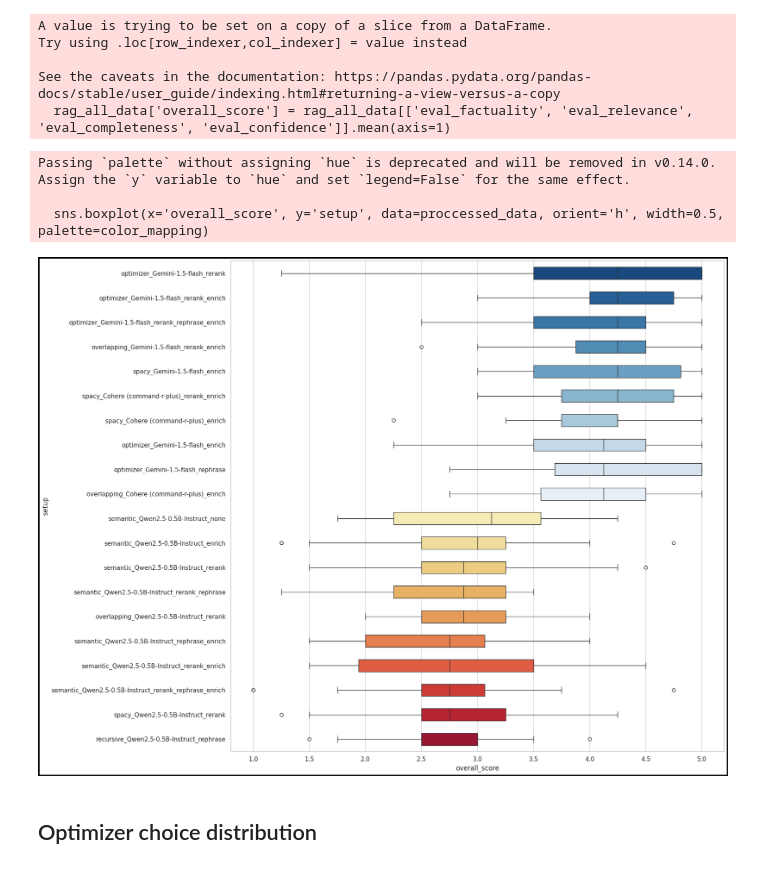
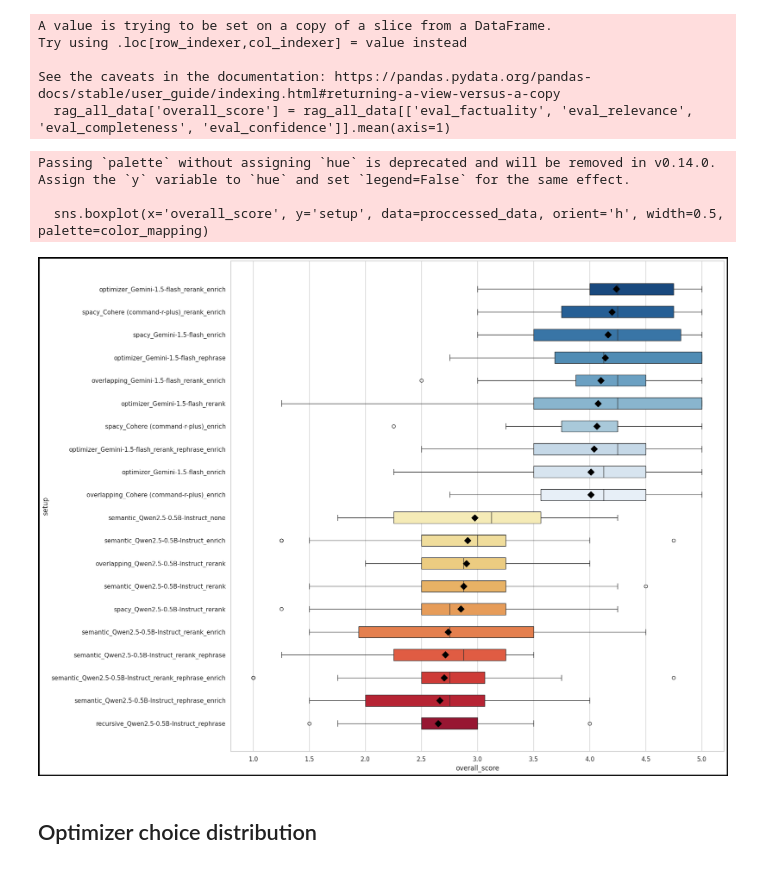
Before and after one commit to shachafha/Terms-and-Services-RAG, a Jupyter notebook: analyse_results.ipynb, the cells around one changed output. Cells and saved outputs as stored; diff of their text form; code cells hidden in the pictures.

Commit message:
add documentation and sort by mean

```diff
--- a/analyse_results.ipynb
+++ b/analyse_results.ipynb
@@ -108,9 +153,10 @@ rag_all_data['overall_score'] = rag_all_data[['eval_factuality', 'eval_relevance
 proccessed_data = rag_all_data.merge(rag_relevant_confings_and_flags, on=['config', 'additional_flags'])
 proccessed_data['setup'] = proccessed_data['config'] + "_" + proccessed_data['additional_flags']
 medians = get_medians(proccessed_data, 'setup', 'overall_score')
-proccessed_data['setup'] = pd.Categorical(proccessed_data['setup'], categories=medians.index, ordered=True)
+means = proccessed_data.groupby('setup')['overall_score'].mean().sort_values(ascending=False)
+proccessed_data['setup'] = pd.Categorical(proccessed_data['setup'], categories=means.index, ordered=True)
 palette = get_palette(20)
-color_mapping = {setup: palette[i] for i, setup in enumerate(medians.index)}
+color_mapping = {setup: palette[i] for i, setup in enumerate(means.index)}
 # %% [output]
 A value is trying to be set on a copy of a slice from a DataFrame.
 Try using .loc[row_indexer,col_indexer] = value instead
@@ -120,15 +166,16 @@ See the caveats in the documentation: https://pandas.pydata.org/pandas-docs/stab
 # %%
 # Plot the boxplot
 fig = plt.figure(figsize=(16, 16))
 fig.patch.set_edgecolor('black')
 fig.patch.set_linewidth(5)
 sns.boxplot(x='overall_score', y='setup', data=proccessed_data, orient='h', width=0.5, palette=color_mapping)
+plt.scatter(means, means.index, color='black', marker='D', s=70, label='Mean',zorder=10)
 plt.show()
 # %% [output]
 Passing `palette` without assigning `hue` is deprecated and will be removed in v0.14.0. Assign the `y` variable to `hue` and set `legend=False` for the same effect.
 
   sns.boxplot(x='overall_score', y='setup', data=proccessed_data, orient='h', width=0.5, palette=color_mapping)
-[figure, old version]
+[figure, new version]
 # %% [markdown]
 ## Optimizer choice distribution
 # %%
```
Also changed, not shown: parts of 1 cell of this notebook.
